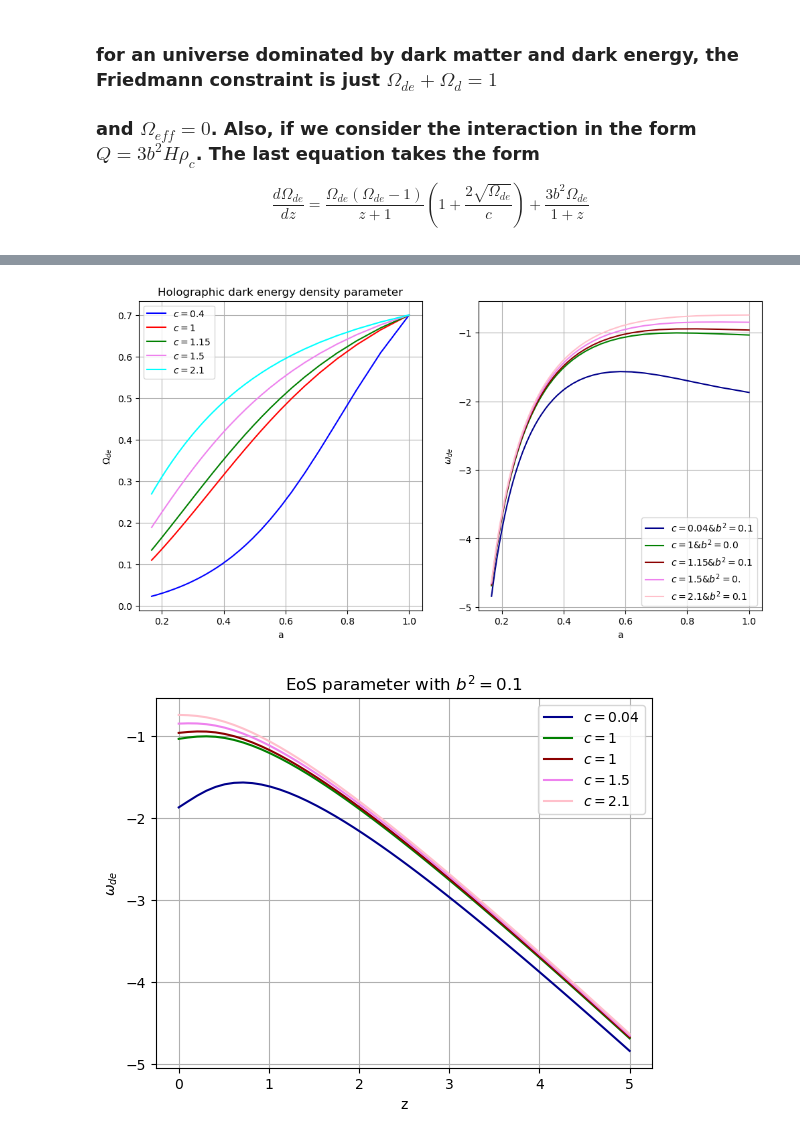
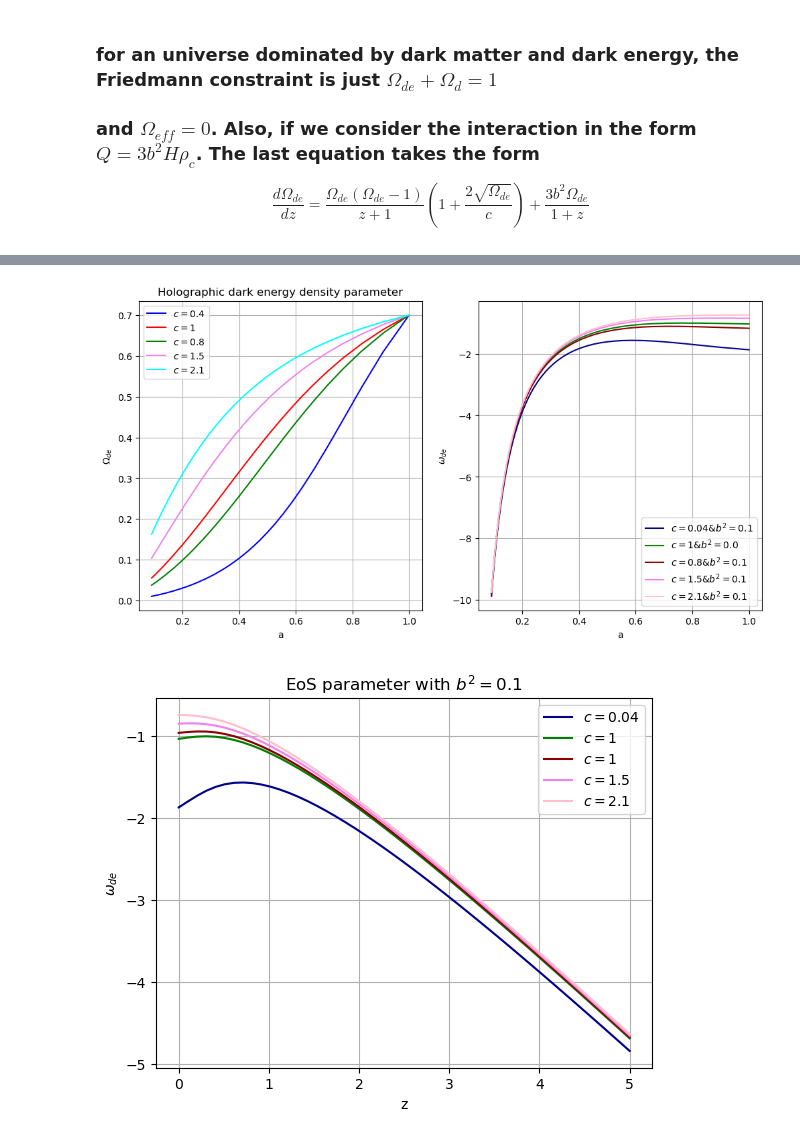
Before and after one commit to xlxnsxzpxtx/HolographicDE, a Jupyter notebook: hde_solutions_z.ipynb, the cells around one changed output, grey strips where cells are left out. Cells and saved outputs as stored; diff of their text form; code cells hidden in the pictures.

```diff
--- a/hde_solutions_z.ipynb
+++ b/hde_solutions_z.ipynb
@@ -19,7 +191,7 @@ $$
 $$
 # %%
 # Different values for c
-c = [0.4,1.0, 1.15, 1.5, 2.1]
+c = [0.4,1.0, 0.8, 1.5, 2.1]
 b2 =  0.1 # this is b^2
 
 '''
@@ -43,7 +215,7 @@ def modelz_2(y,z):
 
 def modelz_3 (y,z):
 
-    dydz = (y*(y-1)/(z+1))*((2*(np.sqrt(y)))/c[2] + 1) + (3*y*b2)/(z+1) # using c = 1.15
+    dydz = (y*(y-1)/(z+1))*((2*(np.sqrt(y)))/c[2] + 1) + (3*y*b2)/(z+1) # using c = 0.8
 
     return dydz
 
@@ -62,12 +234,14 @@ def modelz_5 (y,z):
 # Define the initial condition
 y0 = 0.7
 # Define the redshift interval
-z = np.linspace(0,5)
+z = np.linspace(0,10,100)
 
 
 # the solutions for each equation
 solutions = [odeint(modelz_1,y0,z) ,odeint(modelz_2,y0,z),odeint(modelz_3,y0,z),odeint(modelz_4,y0,z),odeint(modelz_5,y0,z)]
 
+
+Ol_ihde = solutions[2]
 # Using the Friedmann condition to calculate the dark matter evolution
 
 O_dm = [1-solutions[0],1-solutions[1],1-solutions[2],1-solutions[3],1-solutions[4]]
@@ -82,7 +256,7 @@ plt.subplot(1, 2, 1)
 plt.plot(z,solutions[0],color='blue',label='$c=0.04$')
 plt.plot(z,solutions[1],color='red',label='$c=1$')
 plt.plot(z,solutions[2],color='green',label='$c=1.15$')
-plt.plot(z,solutions[3],color='violet',label='$c=1.5$')
+plt.plot(z,solutions[3],color='violet',label='$c=0.8$')
 plt.plot(z,solutions[4],color='cyan',label='$c=2.1$')
 plt.xlabel('z')
 plt.legend()
@@ -95,7 +269,7 @@ plt.grid()
 plt.subplot(1, 2, 2)
 plt.plot(z,O_dm[0],color='blue',label='$c=0.4$')
 plt.plot(z,O_dm[1],color='red',label='$c=1 & b^2 =0.04$')
-plt.plot(z,O_dm[2],color='green',label='$c=1.15 & b^2 =0.1$')
+plt.plot(z,O_dm[2],color='green',label='$c=0.8 & b^2 =0.1$')
 plt.plot(z,O_dm[3],color='violet',label='$c=1.5 & b^2 =0.009$')
 plt.plot(z,O_dm[4],color='cyan',label='$c=2.1 & b^2 =0.1$')
 plt.xlabel('z')
@@ -127,37 +301,37 @@ a=1./(1+z)
 plt.figure(figsize=(12,6))
 plt.subplot(1, 2, 1)
 plt.plot(a,solutions[0],color='blue',label='$c=0.4$')
 plt.plot(a,solutions[1],color='red',label='$c=1 $')
-plt.plot(a,solutions[2],color='green',label='$c=1.15$')
+plt.plot(a,solutions[2],color='green',label='$c=0.8$')
 plt.plot(a,solutions[3],color='violet',label='$c=1.5$')
 plt.plot(a,solutions[4],color='cyan',label='$c=2.1$')
 plt.xlabel('a')
 plt.legend()
 plt.title('Holographic dark energy density parameter')
 plt.ylabel('$\Omega_{de}$')
 plt.grid()
 
 
 plt.subplot(1, 2, 2)
 # Define the EoS parameter using the solutions
 eos = []
 for i in solutions: # these are the solutions for DE
     for j in c:    # these are the c values
         omega = -(1/3)*(1+ (2*np.sqrt(i))/(j)) - b2/i
         eos.append(omega)
 
 plt.plot(a,eos[0],color='darkblue',label='$c=0.04 & b^2 =0.1$')
 plt.plot(a,eos[1],color='green',label='$c=1 & b^2 =0.0$')
-plt.plot(a,eos[2],color='darkred',label='$c=1.15 & b^2 =0.1$')
-plt.plot(a,eos[3],color='violet',label='$c=1.5 & b^2 =0.$')
+plt.plot(a,eos[2],color='darkred',label='$c=0.8 & b^2 =0.1$')
+plt.plot(a,eos[3],color='violet',label='$c=1.5 & b^2 =0.1$')
 plt.plot(a,eos[4],color='pink',label='$c=2.1 & b^2 =0.1$')
 plt.legend()
 plt.ylabel('$\omega_{de}$')
 plt.xlabel("a")
 plt.grid()
 plt.savefig("Omegas_a.png")
 # %% [output]
-[figure, old version]
+[figure, new version]
 # %%
 
 # on redshif
```
Also changed, not shown: parts of 14 cells of this notebook.
